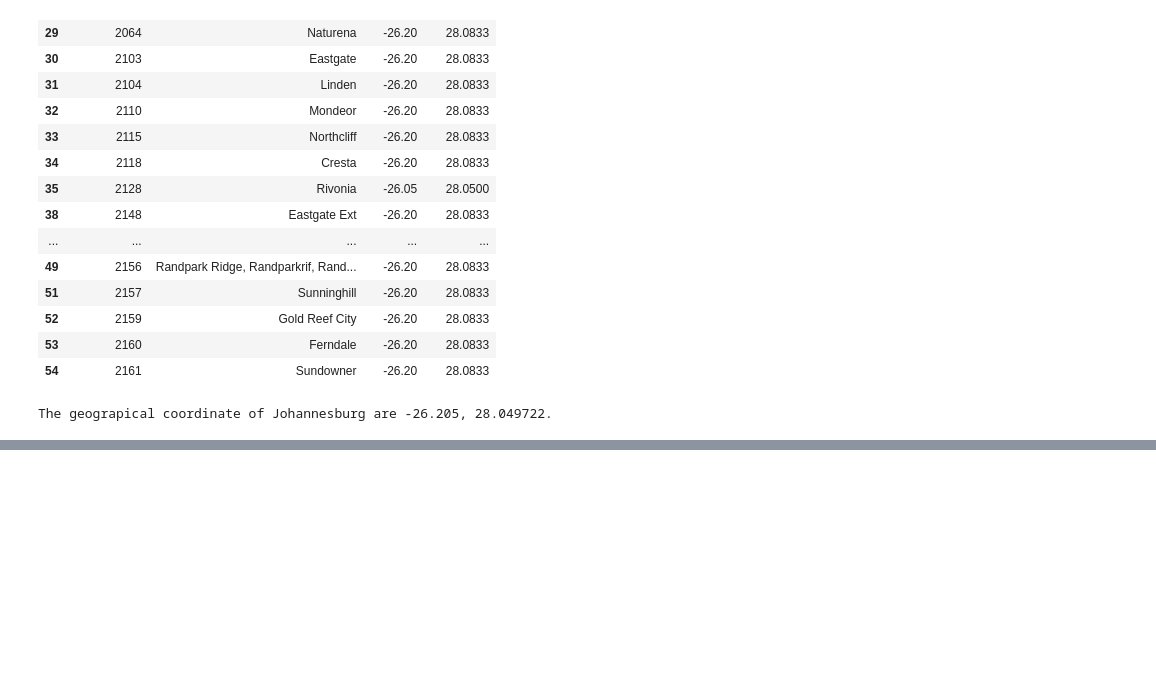
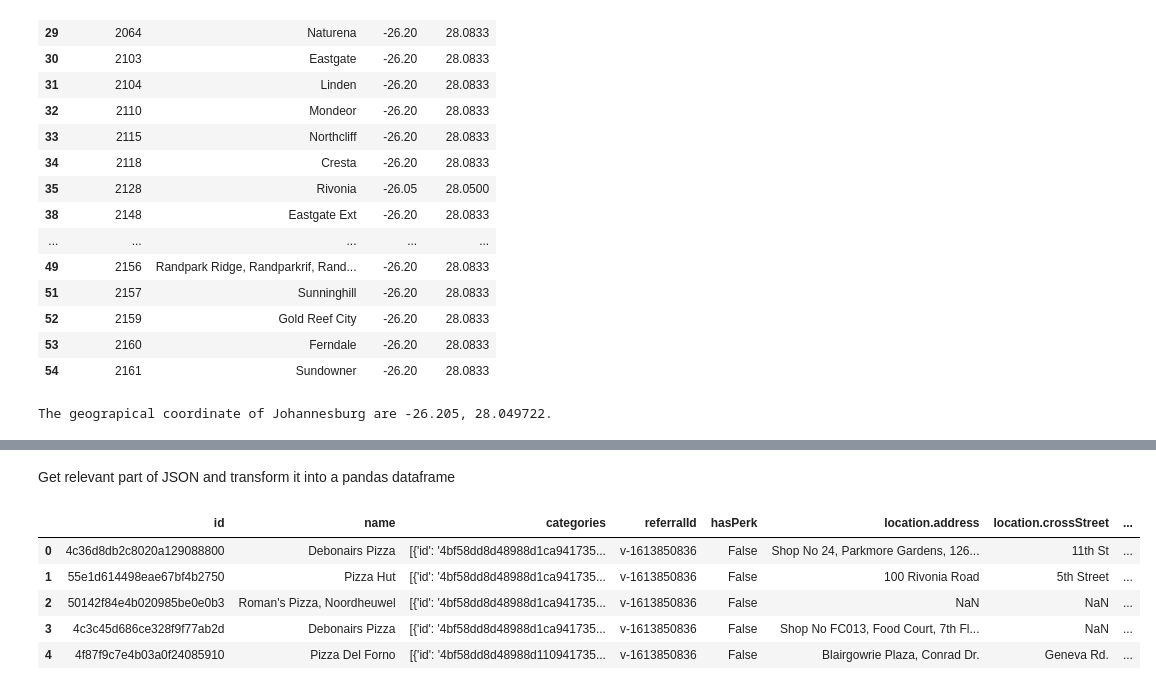
Before and after one commit to Nicole-Peterson/Coursera_Capstone., a Jupyter notebook: DataAnalysis.ipynb, the cells around one changed output, grey strips where cells are left out. Drawn from its saved outputs; the diff is of its cells as text; code cells hidden in the pictures; blank space fills up the shorter version.

```diff
--- a/DataAnalysis.ipynb
+++ b/DataAnalysis.ipynb
@@ -399,0 +416,9 @@ map_johannesburg
+# %%
+# Choose central starting point Michealangelo Hotel
+address = '135 West St, Sandown, Sandton'
+
+geolocator = Nominatim(user_agent="sandton_agent")
+location = geolocator.geocode(address)
+latitude = location.latitude
+longitude = location.longitude
+print(latitude, longitude)
@@ -399,0 +462,16 @@ map_johannesburg
+# %% [markdown]
+Get relevant part of JSON and transform it into a pandas dataframe
+# %%
+# assign relevant part of JSON to venues
+venues = results['response']['venues']
+
+# tranform venues into a dataframe
+dataframe = pd.json_normalize(venues)
+dataframe.head()
+# %% [output]
+|  | id | name | categories | referralId | hasPerk | location.address | location.crossStreet | ... |
+| 0 | 4c36d8db2c8020a129088800 | Debonairs Pizza | [{'id': '4bf58dd8d48988d1ca941735... | v-1613850836 | False | Shop No 24, Parkmore Gardens, 126... | 11th St | ... |
+| 1 | 55e1d614498eae67bf4b2750 | Pizza Hut | [{'id': '4bf58dd8d48988d1ca941735... | v-1613850836 | False | 100 Rivonia Road | 5th Street | ... |
+| 2 | 50142f84e4b020985be0e0b3 | Roman's Pizza, Noordheuwel | [{'id': '4bf58dd8d48988d1ca941735... | v-1613850836 | False | NaN | NaN | ... |
+| 3 | 4c3c45d686ce328f9f77ab2d | Debonairs Pizza | [{'id': '4bf58dd8d48988d1ca941735... | v-1613850836 | False | Shop No FC013, Food Court, 7th Fl... | NaN | ... |
+| 4 | 4f87f9c7e4b03a0f24085910 | Pizza Del Forno | [{'id': '4bf58dd8d48988d110941735... | v-1613850836 | False | Blairgowrie Plaza, Conrad Dr. | Geneva Rd. | ... |
```
Also changed, not shown: parts of 33 cells of this notebook.
